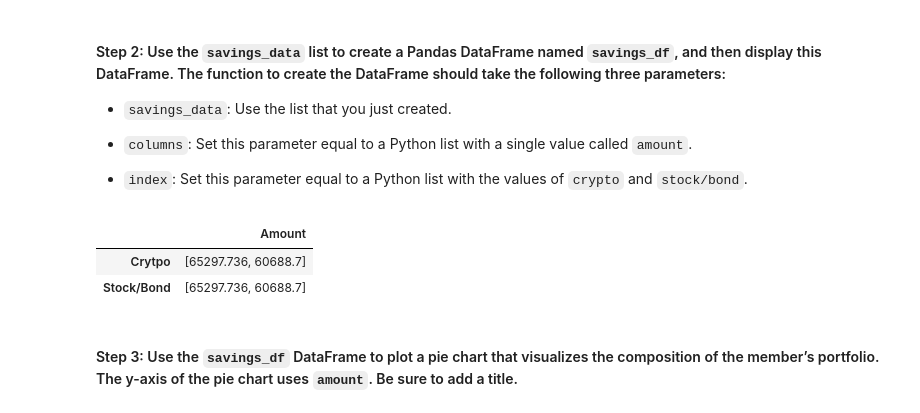
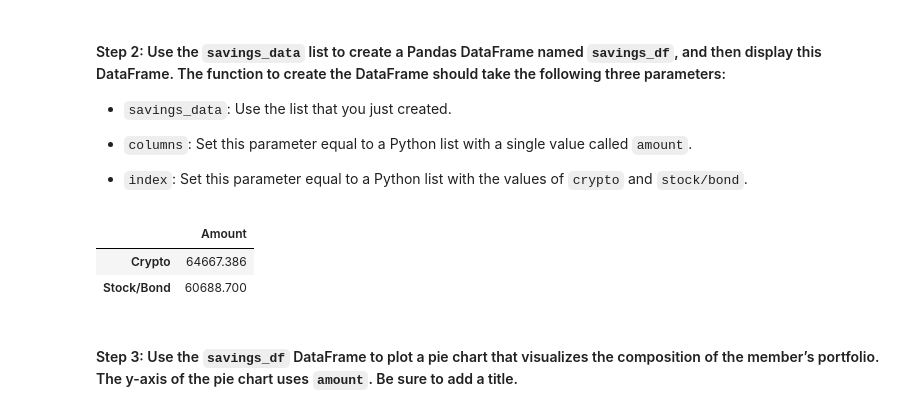
Before and after one commit to Knyazhna/Financial_Analysis_Tools_using_Monte_Carlo_Simulation, a Jupyter notebook: financial_planning_tools.ipynb, the cells around one changed output. Cells and saved outputs as stored; diff of their text form; code cells hidden in the pictures.

```diff
--- a/financial_planning_tools.ipynb
+++ b/financial_planning_tools.ipynb
@@ -389,20 +388,20 @@ saving_data
 # %%
 # Create a Pandas DataFrame called savings_df
 savings_df = pd.DataFrame(
-    {"Amount":[saving_data]},
-     index=["Crytpo","Stock/Bond"]
+#    {"Amount":[saving_data]},
+#     index=["Crytpo","Stock/Bond"]
+#)
+
+   {"Amount": [total_crypto_balance, total_stock_bond_balance]},
+    index=["Crypto", "Stock/Bond"]
 )
-
-#    {"Amount": [total_crypto_balance, total_stock_bond_balance]},
-#    index=["Crypto", "Stock/Bond"]
-#)
 
 # Display the savings_df DataFrame
 savings_df
 # %% [output]
 |  | Amount |
-| Crytpo | [65297.736, 60688.7] |
-| Stock/Bond | [65297.736, 60688.7] |
+| Crypto | 64667.386 |
+| Stock/Bond | 60688.700 |
 # %% [markdown]
 #### Step 3: Use the `savings_df` DataFrame to plot a pie chart that visualizes the composition of the member’s portfolio. The y-axis of the pie chart uses `amount`. Be sure to add a title.
 # %%
```
Also changed, not shown: parts of 27 cells of this notebook, 1 other file.
